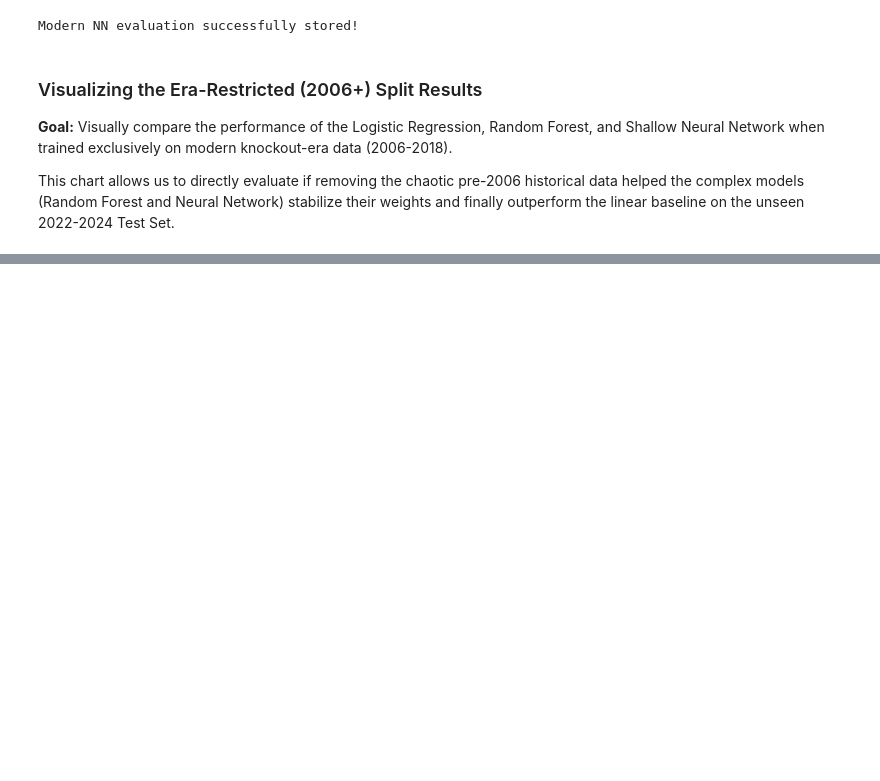
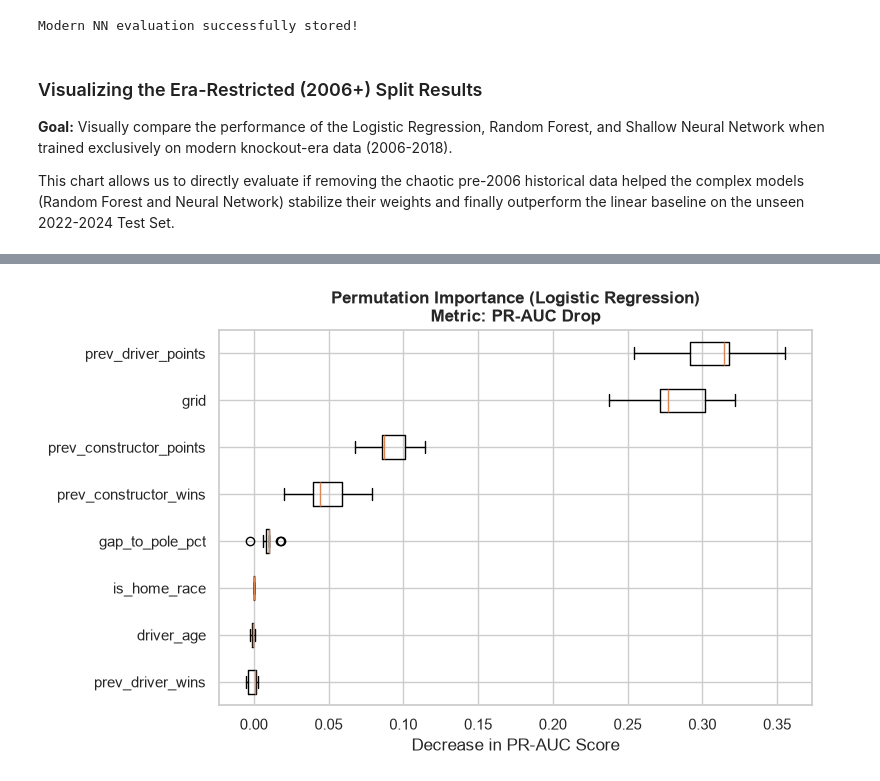
Before and after one commit to amado-888/ACL_Project, a Jupyter notebook: cleaned-version.ipynb, the cells around one changed output, grey strips where cells are left out. Cells and saved outputs as stored; diff of their text form; code cells hidden in the pictures; blank space fills up the shorter version.

```diff
--- a/cleaned-version.ipynb
+++ b/cleaned-version.ipynb
@@ -2061,0 +2134,96 @@ The ablation experiment systematically removes predefined feature groups to empi
+# %%
+import shap
+import lime
+import lime.lime_tabular
+import matplotlib.pyplot as plt
+from sklearn.inspection import permutation_importance
+import numpy as np
+
+# Initialize JS for SHAP plots
+shap.initjs()
+
+print("="*60)
+print("XAI: BASELINE LOGISTIC REGRESSION")
+print("="*60)
+
+# ---------------------------------------------------------
+# 1. PERMUTATION IMPORTANCE (Global)
+# ---------------------------------------------------------
+print("\nCalculating Permutation Importance...")
+# We use PR-AUC (average_precision) since it's our primary metric
+perm_importance_lr = permutation_importance(
+    logreg_pipeline, X_test, y_test,
+    n_repeats=10, random_state=42, scoring='average_precision'
+)
+
+# Sort features by importance
+sorted_idx_lr = perm_importance_lr.importances_mean.argsort()
+
+plt.figure(figsize=(8, 5))
+plt.boxplot(
+    perm_importance_lr.importances[sorted_idx_lr].T,
+    vert=False
+)
+plt.yticks(ticks=np.arange(1, len(X_test.columns) + 1), labels=X_test.columns[sorted_idx_lr])
+plt.title("Permutation Importance (Logistic Regression)\nMetric: PR-AUC Drop", fontweight='bold')
+plt.xlabel("Decrease in PR-AUC Score")
+plt.tight_layout()
+plt.show()
+
+# ---------------------------------------------------------
+# 2. SHAP EXPLANATIONS (Global & Local)
+# ---------------------------------------------------------
+# To use SHAP with a pipeline, we must transform the data manually first
+preprocessor_lr = logreg_pipeline.named_steps['preprocessor']
+scaler_lr = logreg_pipeline.named_steps['scaler']
+classifier_lr = logreg_pipeline.named_steps['classifier']
+
+X_train_tf_lr = scaler_lr.transform(preprocessor_lr.transform(X_train))
+X_test_tf_lr = scaler_lr.transform(preprocessor_lr.transform(X_test))
+
+# Extract and clean feature names from the ColumnTransformer
+raw_feature_names = preprocessor_lr.get_feature_names_out()
+clean_feature_names = [name.split('__')[-1].replace('missingindicator_', 'is_missing_') for name in raw_feature_names]
+
+# Use LinearExplainer for Logistic Regression
+explainer_lr = shap.LinearExplainer(classifier_lr, X_train_tf_lr)
+shap_values_lr = explainer_lr(X_test_tf_lr)
+shap_values_lr.feature_names = clean_feature_names
+
+print("\n--- SHAP Summary Plot (Global) ---")
+shap.summary_plot(shap_values_lr, X_test_tf_lr, feature_names=clean_feature_names)
+
+print("\n--- SHAP Waterfall Plot (Local - Complete Record) ---")
+# Explain the first instance in the test set
+shap.waterfall_plot(shap_values_lr[0])
+
+
+# ---------------------------------------------------------
+# 3. LIME EXPLANATION (Local)
+# ---------------------------------------------------------
+print("\n--- LIME Explanation (Local - Partially-Missing Record) ---")
+
+# Setup LIME Explainer. We pass the raw training data because LIME handles
+# pipeline transformations internally via the predict_fn.
+explainer_lime_lr = lime.lime_tabular.LimeTabularExplainer(
+    training_data=X_train.values,
+    feature_names=X_train.columns.tolist(),
+    class_names=['Not Podium', 'Podium'],
+    mode='classification',
+    random_state=42
+)
+
+# Find a record in X_test where gap_to_pole_pct is NaN to demonstrate robustness
+missing_record_idx = X_test[X_test['gap_to_pole_pct'].isna()].index[0]
+missing_record_iloc = X_test.index.get_loc(missing_record_idx)
+
+# Generate LIME explanation
+exp_lr = explainer_lime_lr.explain_instance(
+    data_row=X_test.iloc[missing_record_iloc].values,
+    predict_fn=logreg_pipeline.predict_proba,
+    num_features=6
+)
+
+# Display the LIME plot in the notebook
+exp_lr.show_in_notebook(show_table=True)
+# %% [output]
@@ -2061,0 +2236 @@ The ablation experiment systematically removes predefined feature groups to empi
+[figure, added]
```
Also changed, not shown: parts of 25 cells of this notebook.
